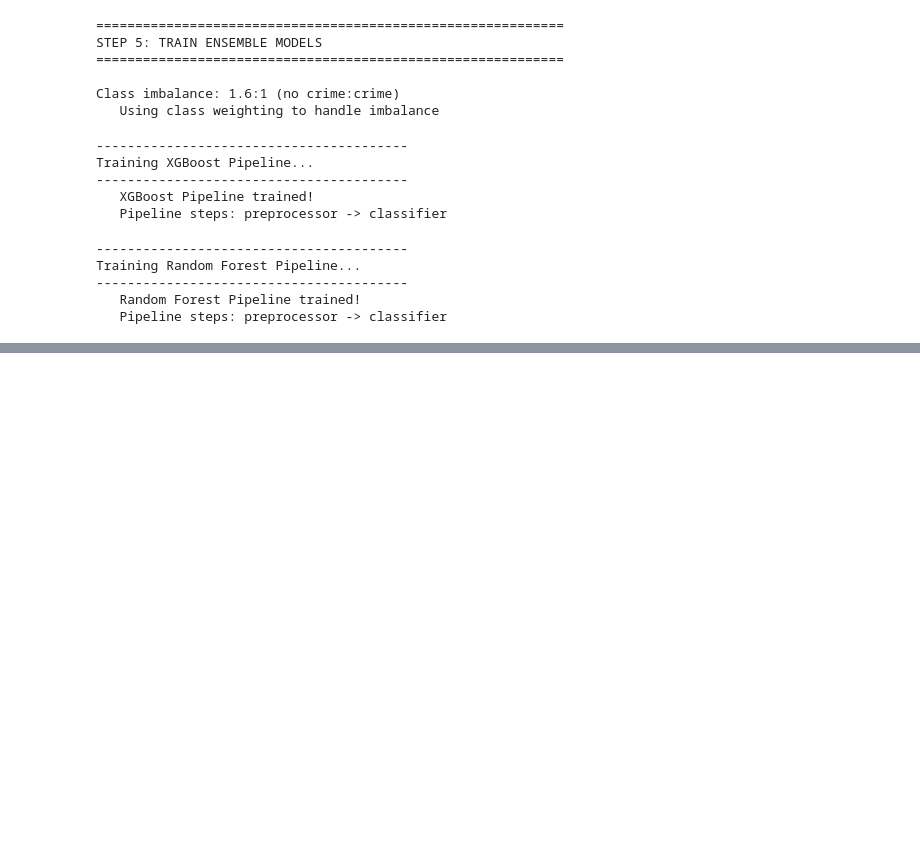
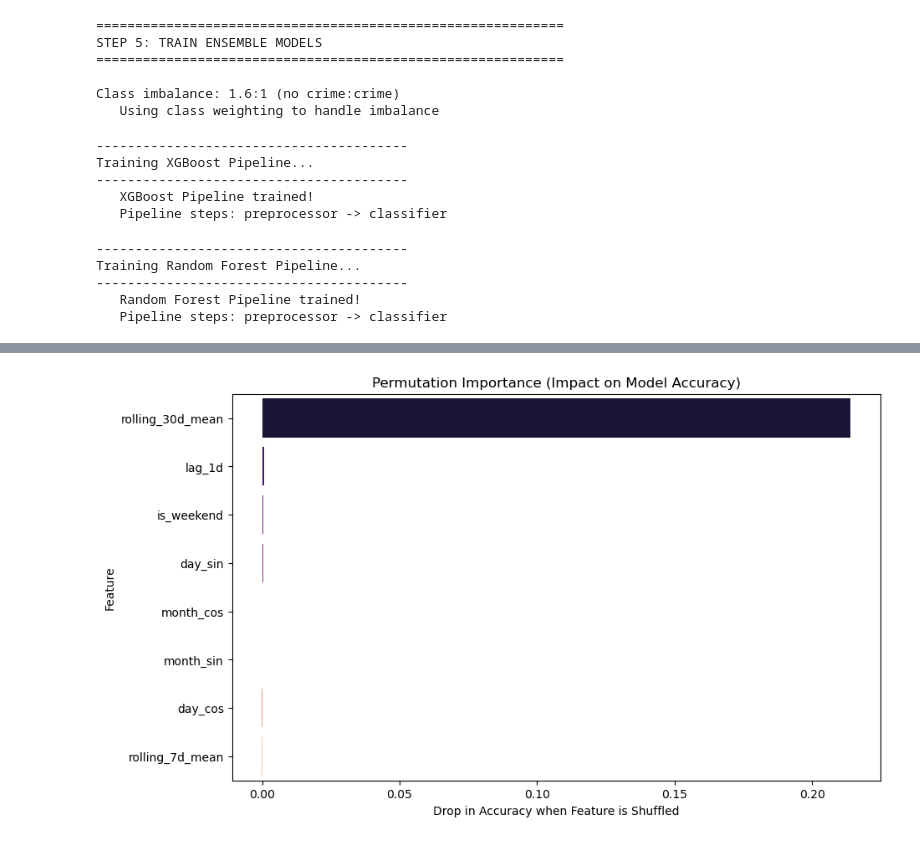
Before and after one commit to e1548423/Team23_IT5006_Predictive_Policing_AY2526Sem2, a Jupyter notebook: ML/Model/Crime_Prediction_Training.ipynb, the cells around one changed output, grey strips where cells are left out. Saved outputs shown, nothing was run; the diff lists cells and outputs as text; code cells hidden in the pictures; blank space fills up the shorter version.

```diff
--- a/ML/Model/Crime_Prediction_Training.ipynb
+++ b/ML/Model/Crime_Prediction_Training.ipynb
@@ -654,0 +770,30 @@ Training Random Forest Pipeline...
+# %%
+from sklearn.inspection import permutation_importance
+import pandas as pd
+import matplotlib.pyplot as plt
+import seaborn as sns
+
+# 1. Calculate Permutation Importance
+# n_repeats=5 means it shuffles each column 5 times to get a stable average
+result = permutation_importance(
+    xgb_pipeline, X_test, y_test,
+    n_repeats=5,
+    random_state=42,
+    n_jobs=-1
+)
+
+# 2. Organize the results into a DataFrame
+perm_imp_df = pd.DataFrame({
+    'Feature': X_test.columns,
+    'Importance_Mean': result.importances_mean,
+    'Importance_Std': result.importances_std
+}).sort_values(by='Importance_Mean', ascending=False)
+
+# 3. Plot the results
+plt.figure(figsize=(10, 6))
+sns.barplot(x='Importance_Mean', y='Feature', data=perm_imp_df, palette='magma')
+plt.title('Permutation Importance (Impact on Model Accuracy)')
+plt.xlabel('Drop in Accuracy when Feature is Shuffled')
+plt.show()
+# %% [output]
+[figure, added]
```
Also changed, not shown: parts of 4 cells of this notebook.
